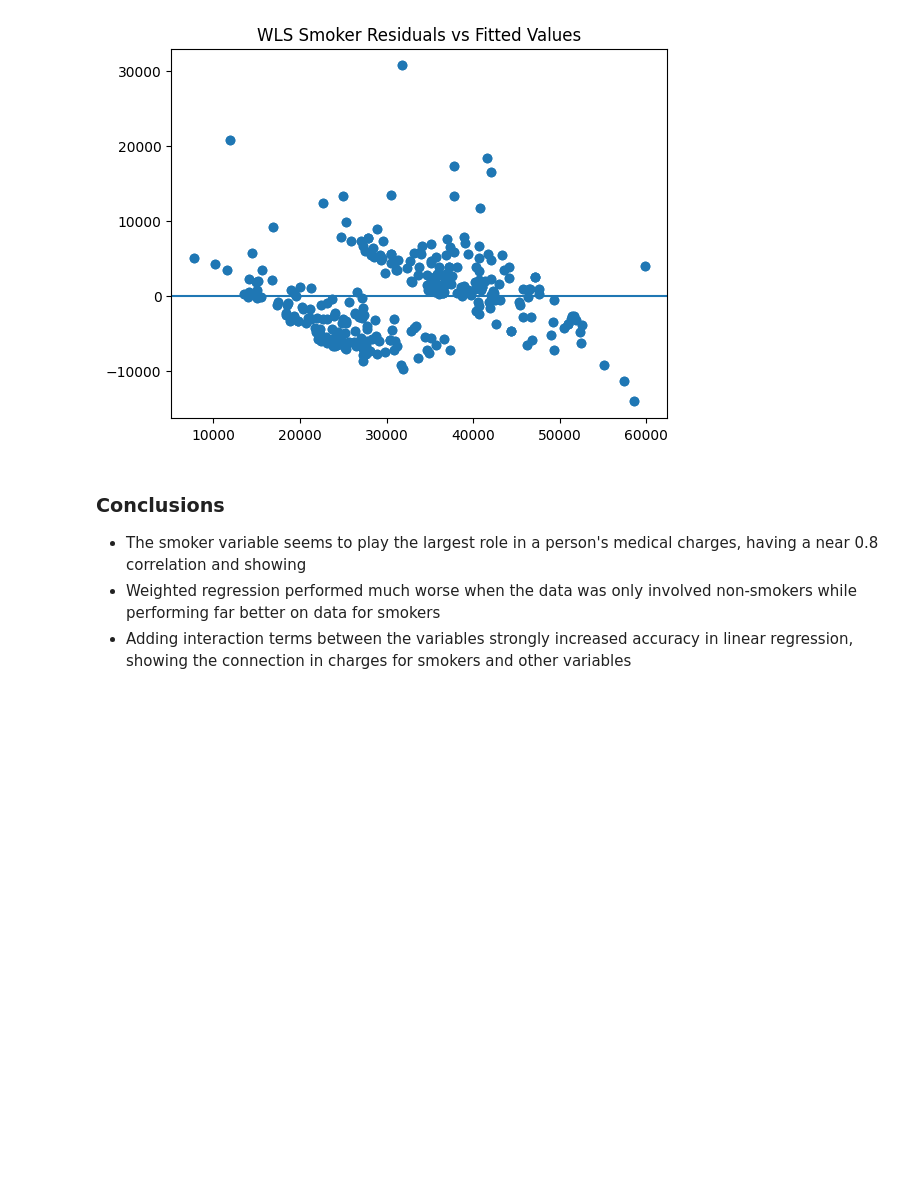
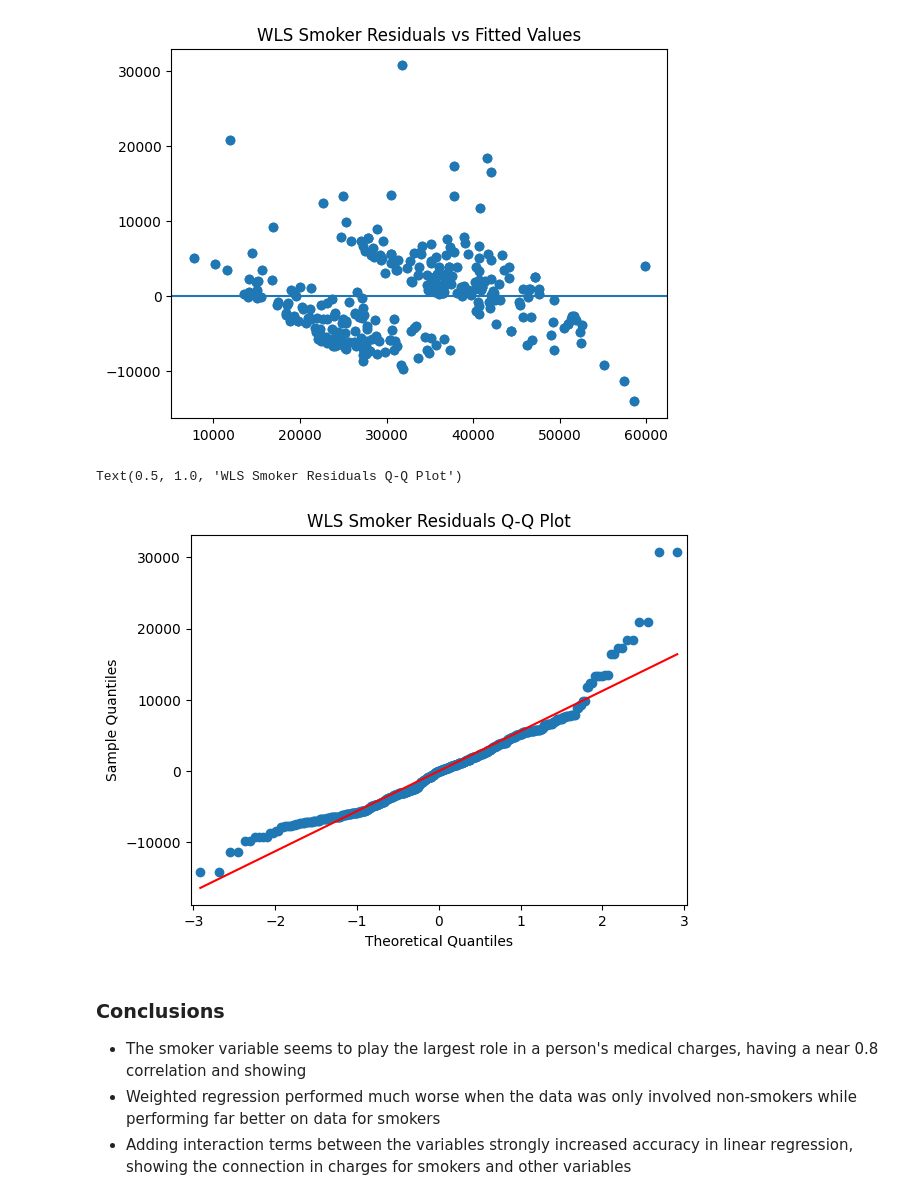
Before and after one commit to r-s-r-99/STAT4365FinalProj, a Jupyter notebook: FinalProjectFinished.ipynb, the cells around one changed output. Saved outputs shown, nothing was run; the diff lists cells and outputs as text; code cells hidden in the pictures; blank space fills up the shorter version.

```diff
--- a/FinalProjectFinished.ipynb
+++ b/FinalProjectFinished.ipynb
@@ -801,8 +800,11 @@ plt.title("WLS Smoker Residuals vs Fitted Values")
 Text(0.5, 1.0, 'WLS Smoker Residuals vs Fitted Values')
 [figure]
 # %%
-sm.qqplot(results_wls_ns.resid, line='s')
+sm.qqplot(results_wls_s.resid, line='s')
 plt.title("WLS Smoker Residuals Q-Q Plot")
+# %% [output]
+Text(0.5, 1.0, 'WLS Smoker Residuals Q-Q Plot')
+[figure, added]
 # %% [markdown]
 ### Conclusions
 
```
Also changed, not shown: parts of 17 cells of this notebook.
